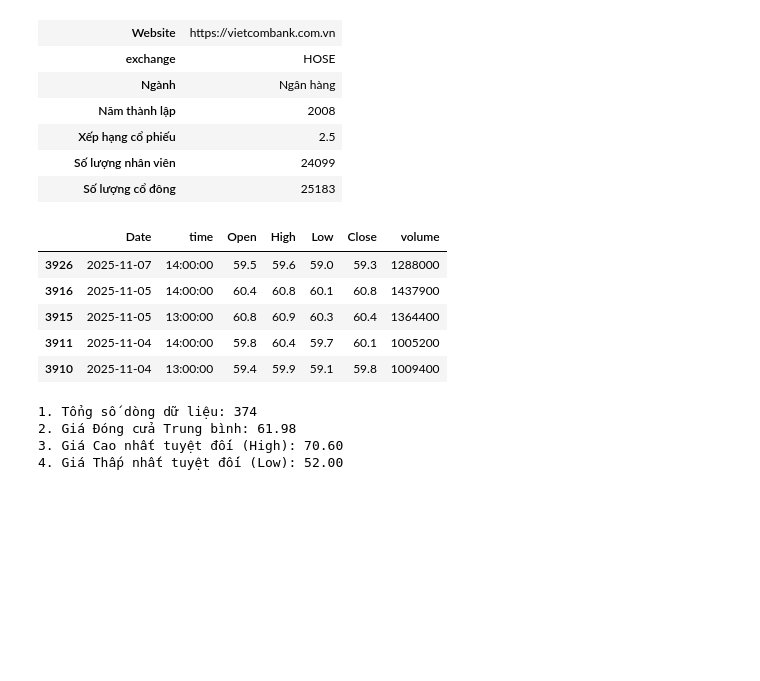
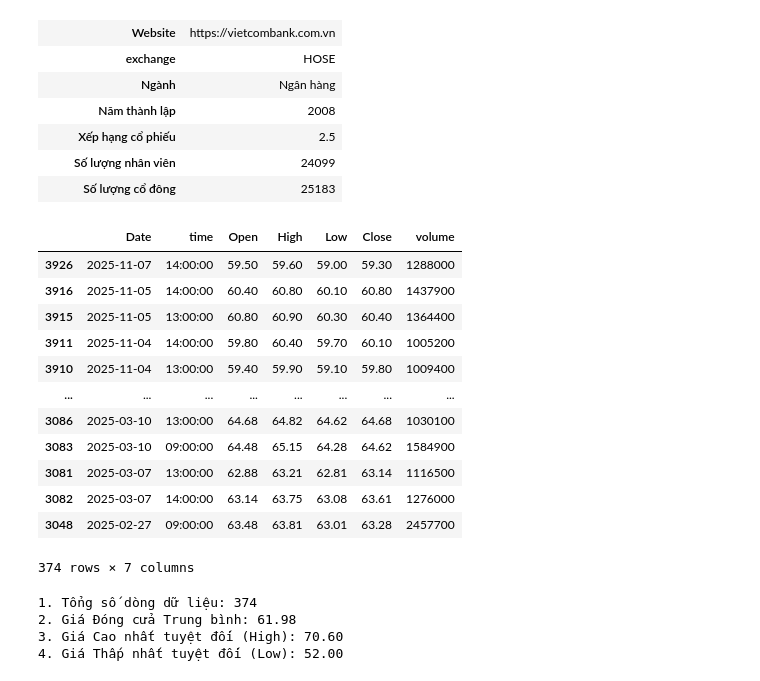
Before and after one commit to galvinquan/financial-analysis-using-XNOAPI, a Jupyter notebook: phân tích tài chính XNO API.ipynb, the cells around one changed output. Saved outputs shown, nothing was run; the diff lists cells and outputs as text; code cells hidden in the pictures; blank space fills up the shorter version.

```diff
--- a/phân tích tài chính XNO API.ipynb
+++ b/phân tích tài chính XNO API.ipynb
@@ -40,21 +40,28 @@ thongtincoban.transpose()
 # %%
 vcb_hist = get_stock_hist('VCB', resolution='h')
 vcb_hist['Date'] = pd.to_datetime(vcb_hist['Date'])
 vcb_hist = vcb_hist[vcb_hist['Date'].dt.year == 2025]
 vcb_hist = vcb_hist.sort_values('Date', ascending=False)
 vcb_hist['volume'] = pd.to_numeric(vcb_hist['volume'])
 vcb_hist = vcb_hist.loc[vcb_hist['volume']>1000000]
 vcb_hist['Close'] = pd.to_numeric(vcb_hist['Close'])
 if vcb_hist.empty:
     print("Không tìm thấy thông tin giao dịch")
-vcb_hist.head() # Phần 2
+vcb_hist # Phần 2
 # %% [output]
 |  | Date | time | Open | High | Low | Close | volume |
-| 3926 | 2025-11-07 | 14:00:00 | 59.5 | 59.6 | 59.0 | 59.3 | 1288000 |
-| 3916 | 2025-11-05 | 14:00:00 | 60.4 | 60.8 | 60.1 | 60.8 | 1437900 |
-| 3915 | 2025-11-05 | 13:00:00 | 60.8 | 60.9 | 60.3 | 60.4 | 1364400 |
-| 3911 | 2025-11-04 | 14:00:00 | 59.8 | 60.4 | 59.7 | 60.1 | 1005200 |
-| 3910 | 2025-11-04 | 13:00:00 | 59.4 | 59.9 | 59.1 | 59.8 | 1009400 |
+| 3926 | 2025-11-07 | 14:00:00 | 59.50 | 59.60 | 59.00 | 59.30 | 1288000 |
+| 3916 | 2025-11-05 | 14:00:00 | 60.40 | 60.80 | 60.10 | 60.80 | 1437900 |
+| 3915 | 2025-11-05 | 13:00:00 | 60.80 | 60.90 | 60.30 | 60.40 | 1364400 |
+| 3911 | 2025-11-04 | 14:00:00 | 59.80 | 60.40 | 59.70 | 60.10 | 1005200 |
+| 3910 | 2025-11-04 | 13:00:00 | 59.40 | 59.90 | 59.10 | 59.80 | 1009400 |
+| ... | ... | ... | ... | ... | ... | ... | ... |
+| 3086 | 2025-03-10 | 13:00:00 | 64.68 | 64.82 | 64.62 | 64.68 | 1030100 |
+| 3083 | 2025-03-10 | 09:00:00 | 64.48 | 65.15 | 64.28 | 64.62 | 1584900 |
+| 3081 | 2025-03-07 | 13:00:00 | 62.88 | 63.21 | 62.81 | 63.14 | 1116500 |
+| 3082 | 2025-03-07 | 14:00:00 | 63.14 | 63.75 | 63.08 | 63.61 | 1276000 |
+| 3048 | 2025-02-27 | 09:00:00 | 63.48 | 63.81 | 63.01 | 63.28 | 2457700 |
+374 rows × 7 columns
 # %%
 file_name = 'vcb_hist_2025'
 vcb_hist.to_csv(file_name, index=False)
```
Also changed, not shown: parts of 1 cell of this notebook.
